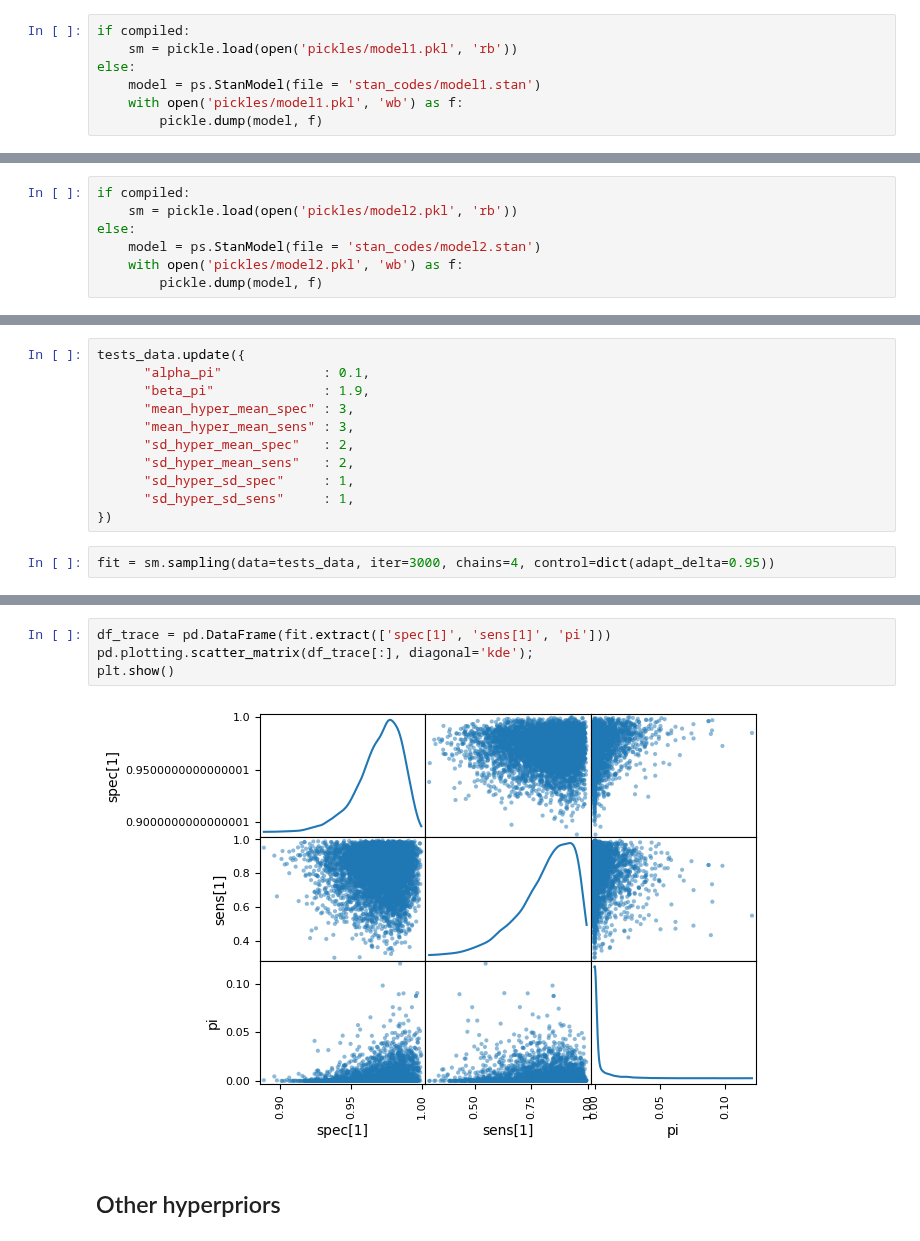
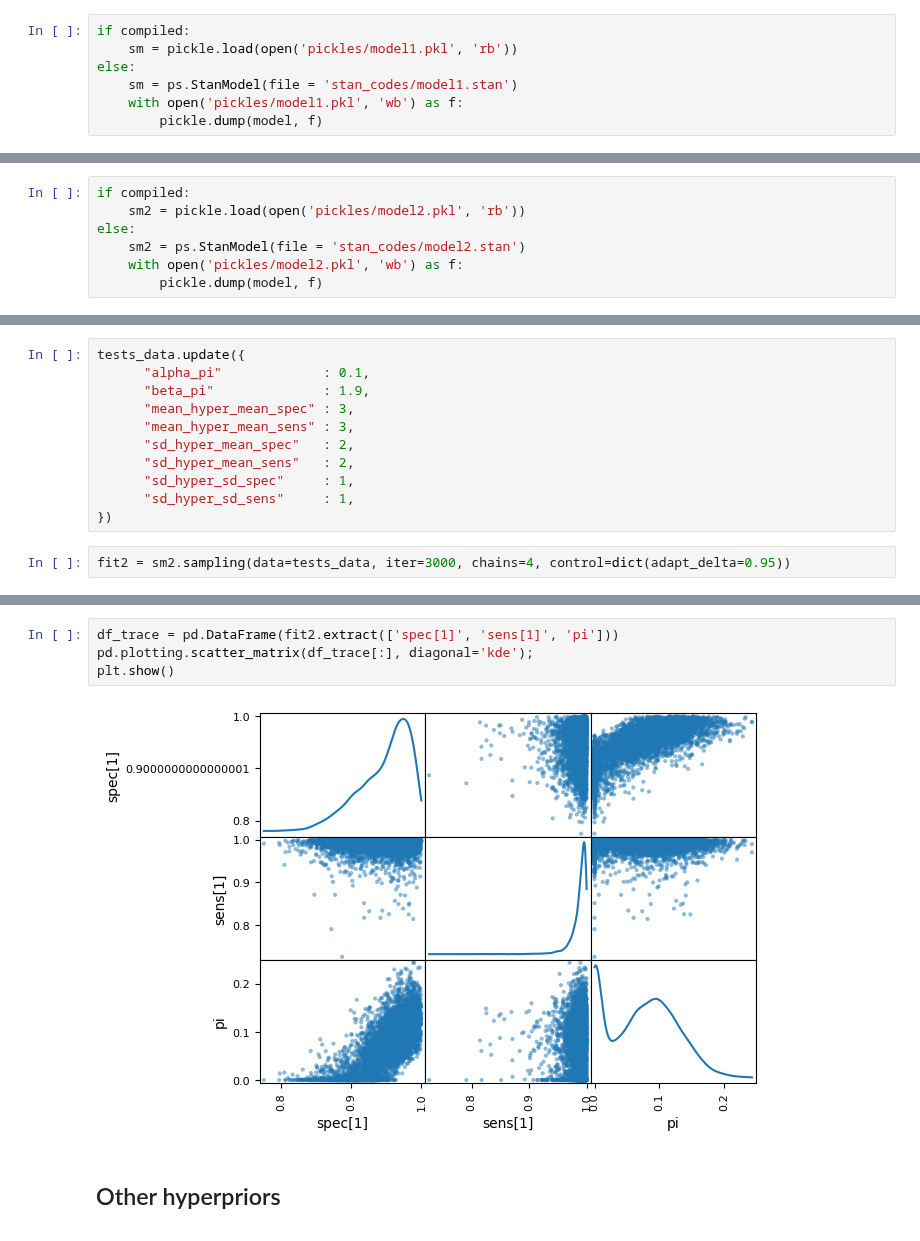
Before and after one commit to lucasmoschen/rds-bayesian-analysis-tcc, a Jupyter notebook: exercises/regression/unknown-spec-sens.ipynb, the cells around one changed output, grey strips where cells are left out. Cells and saved outputs as stored; diff of their text form.

```diff
--- a/exercises/regression/unknown-spec-sens.ipynb
+++ b/exercises/regression/unknown-spec-sens.ipynb
@@ -35,6 +35,6 @@ compiled = True
 if compiled:
     sm = pickle.load(open('pickles/model1.pkl', 'rb'))
 else:
-    model = ps.StanModel(file = 'stan_codes/model1.stan')
+    sm = ps.StanModel(file = 'stan_codes/model1.stan')
     with open('pickles/model1.pkl', 'wb') as f:
         pickle.dump(model, f)
@@ -152,8 +186,8 @@ where $j=1,...,J$ are studies for each parameter.
 compiled = True
 # %%
 if compiled:
-    sm = pickle.load(open('pickles/model2.pkl', 'rb'))
+    sm2 = pickle.load(open('pickles/model2.pkl', 'rb'))
 else:
-    model = ps.StanModel(file = 'stan_codes/model2.stan')
+    sm2 = ps.StanModel(file = 'stan_codes/model2.stan')
     with open('pickles/model2.pkl', 'wb') as f:
         pickle.dump(model, f)
@@ -211,5 +247,5 @@ tests_data.update({
       "sd_hyper_sd_sens"     : 1,
 })
 # %%
-fit = sm.sampling(data=tests_data, iter=3000, chains=4, control=dict(adapt_delta=0.95))
+fit2 = sm2.sampling(data=tests_data, iter=3000, chains=4, control=dict(adapt_delta=0.95))
 # %%
@@ -233,11 +269,11 @@ For each parameter, n_eff is a crude measure of effective sample size,
 and Rhat is the potential scale reduction factor on split chains (at
 convergence, Rhat=1).
 # %%
-df_trace = pd.DataFrame(fit.extract(['spec[1]', 'sens[1]', 'pi']))
+df_trace = pd.DataFrame(fit2.extract(['spec[1]', 'sens[1]', 'pi']))
 pd.plotting.scatter_matrix(df_trace[:], diagonal='kde');
 plt.show()
 # %% [output]
-[figure, old version]
+[figure, new version]
 # %% [markdown]
 ## Other hyperpriors
 # %%
```
Also changed, not shown: parts of 19 cells of this notebook, 6 other files.
